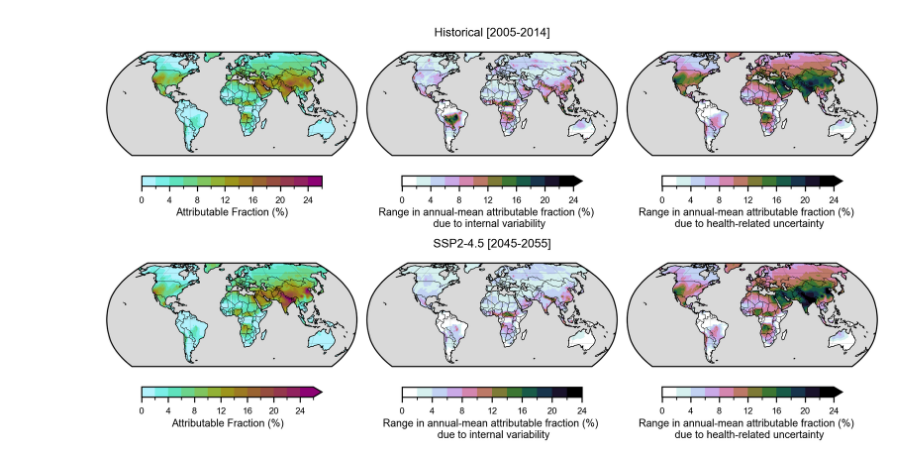
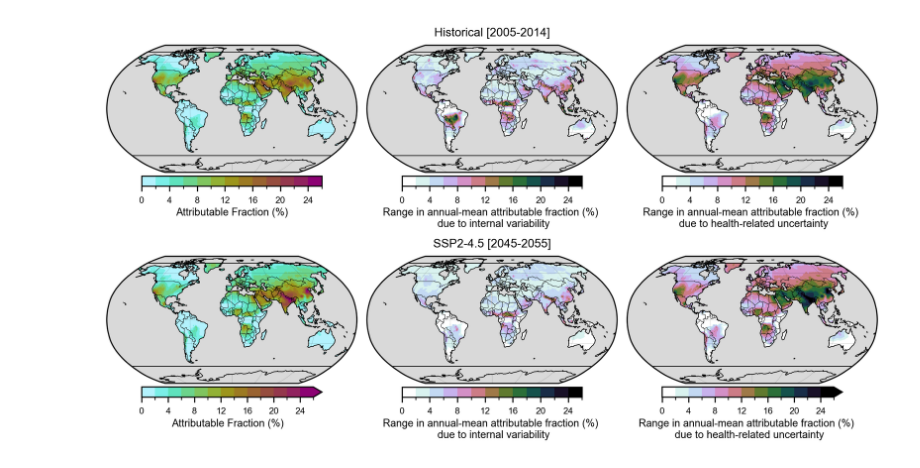
Before and after one commit to emmleroy/fast-o3-iv, a Jupyter notebook: figures/paper/ERL/Fig3-attributable-fraction-variance-decomp.ipynb, the cells around one changed output. Saved outputs shown, nothing was run; the diff lists cells and outputs as text; code cells hidden in the pictures.

Commit message:
figures: get rid of weird clip_lats functionality

```diff
--- a/figures/paper/ERL/Fig3-attributable-fraction-variance-decomp.ipynb
+++ b/figures/paper/ERL/Fig3-attributable-fraction-variance-decomp.ipynb
@@ -234,15 +215,15 @@ vmin = 0
 step = 2
 levels = np.arange(vmin, vmax + step, step)
 n_bins = len(levels) - 1
+
 base = cm.hawaii_r
-
 colors = base(np.linspace(0, 1, n_bins))
 cmap = mpl.colors.ListedColormap(colors)
 norm = mpl.colors.BoundaryNorm(levels, ncolors=n_bins, clip=False)
 
 ## --- hist AF --- ##
-z = hist_af_healthrange['osdma_bc_central_af']
-m1 = z.plot.contourf(
+z_hist_central = hist_af_healthrange['osdma_bc_central_af']
+m1 = z_hist_central.plot.contourf(
     ax=ax1,
     transform=ccrs.PlateCarree(),
     cmap=cmap,
@@ -264,8 +245,8 @@ ax1.coastlines(linewidth=0.4, color="black", zorder=3)
 add_panel_cbar(fig, ax1, m1, label="Attributable Fraction (%)")
 
 ## --- ssp AF --- ##
-z = ssp_af_healthrange['osdma_bc_central_af']
-m2 = z.plot.contourf(
+z_ssp_central = ssp_af_healthrange['osdma_bc_central_af']
+m2 = z_ssp_central.plot.contourf(
     ax=ax2,
     transform=ccrs.PlateCarree(),
     cmap=cmap,
@@ -288,25 +269,19 @@ add_panel_cbar(fig, ax2, m2, label="Attributable Fraction (%)")
 
 ##############################################################################
 ## Attributable Fraction RANGE INTVAR
-vmax = 24
-vmin = 0
-step = 2
-levels = np.arange(vmin, vmax + step, step)
-n_bins = len(levels) - 1
-
 base = mpl.colormaps['cubehelix_r']
-
 colors = base(np.linspace(0, 1, n_bins))
 cmap = mpl.colors.ListedColormap(colors)
 norm = mpl.colors.BoundaryNorm(levels, ncolors=n_bins, clip=False)
 
+
 ## --- hist AF range --- ##
-z_range = (
+z_hist_intvar = (
     ds_hist_af["af_bc"].max(dim=["ensemble_member", "time"])
     - ds_hist_af["af_bc"].min(dim=["ensemble_member", "time"])
 )
 
-m3 = z_range.plot.contourf(
+m3 = z_hist_intvar.plot.contourf(
     ax=ax3,
     transform=ccrs.PlateCarree(),
     cmap=cmap,
@@ -315,8 +290,6 @@ m3 = z_range.plot.contourf(
     add_colorbar=False,
     add_labels=False,
 )
-
-ax3.set_facecolor("0.85")
 
 # cover oceans with gray
 ax3.add_feature(
@@ -331,12 +304,12 @@ add_panel_cbar(fig, ax3, m3, label="Range in annual-mean attributable fraction (
 
 
 ## --- ssp AF range --- ##
-z_range = (
+z_ssp_intvar = (
     ds_ssp_af["af_bc"].max(dim=["ensemble_member", "time"])
     - ds_ssp_af["af_bc"].min(dim=["ensemble_member", "time"])
 )
 
-m4 = z_range.plot.contourf(
+m4 = z_ssp_intvar.plot.contourf(
     ax=ax4,
     transform=ccrs.PlateCarree(),
     cmap=cmap,
@@ -345,8 +318,6 @@ m4 = z_range.plot.contourf(
     add_colorbar=False,
     add_labels=False,
 )
-
-ax4.set_facecolor("0.85")
 
 # cover oceans with gray
 ax4.add_feature(
@@ -362,26 +333,15 @@ add_panel_cbar(fig, ax4, m4, label="Range in annual-mean attributable fraction (
 
 ##############################################################################
 ## Attributable Fraction RANGE HEALTHVAR
-vmax = 24
-vmin = 0
-step = 2
-levels = np.arange(vmin, vmax + step, step)
-n_bins = len(levels) - 1
-
-base = mpl.colormaps['cubehelix_r']
-
-colors = base(np.linspace(0, 1, n_bins))
-cmap = mpl.colors.ListedColormap(colors)
-norm = mpl.colors.BoundaryNorm(levels, ncolors=n_bins, clip=False)
 
 ## --- hist AF range --- ##
 
-z_range = (
+z_hist_health = (
     hist_af_healthrange['osdma_bc_high_af']
     - hist_af_healthrange['osdma_bc_low_af']
 )
 
-m5 = z_range.plot.contourf(
+m5 = z_hist_health.plot.contourf(
     ax=ax5,
     transform=ccrs.PlateCarree(),
     cmap=cmap,
@@ -390,8 +350,6 @@ m5 = z_range.plot.contourf(
     add_colorbar=False,
     add_labels=False,
 )
-
-ax5.set_facecolor("0.85")
 
 # cover oceans with gray
 ax5.add_feature(
@@ -405,37 +363,56 @@ ax5.coastlines(linewidth=0.4, color="black", zorder=3)
 add_panel_cbar(fig, ax5, m5, label="Range in annual-mean attributable fraction (%) \n due to health-related uncertainty")
 
 
 ## --- ssp AF range --- ##
-z_range = (
+z_ssp_health = (
     ssp_af_healthrange['osdma_bc_high_af']
     - ssp_af_healthrange['osdma_bc_low_af']
 )
-m6 = z_range.plot.contourf(
+m6 = z_ssp_health.plot.contourf(
     ax=ax6,
     transform=ccrs.PlateCarree(),
     cmap=cmap,
     norm=norm,
     levels=levels,
     add_colorbar=False,
     add_labels=False,
 )
-
-ax6.set_facecolor("0.85")
 
 # cover oceans with gray
 ax6.add_feature(
     cfeature.OCEAN,
     facecolor="0.85",
     edgecolor="none",
     zorder=2,
 )
 
 ax6.coastlines(linewidth=0.4, color="black", zorder=3)
 add_panel_cbar(fig, ax6, m6, label="Range in annual-mean attributable fraction (%) \n due to health-related uncertainty")
 ##############################################################################
 
 
-for axes in [ax1, ax2, ax3, ax4, ax5, ax6]:
-    plots.clip_to_obs_lat_band(axes, lat_min=-60, lat_max=75)
+#for axes in [ax1, ax2, ax3, ax4, ax5, ax6]:
+#    plots.clip_to_obs_lat_band(axes, lat_min=-60, lat_max=75)
+
+lons = np.linspace(-180, 180, 361)
+
+for ax in [ax1, ax2, ax3, ax4, ax5, ax6]:
+    ax.set_facecolor("0.85")
+    ax.plot(
+        lons, np.full_like(lons, 75),
+        transform=ccrs.PlateCarree(),
+        color="black",
+        linewidth=0.5,
+        linestyle="-",
+        zorder=20,
+    )
+    ax.plot(
+        lons, np.full_like(lons, -60),
+        transform=ccrs.PlateCarree(),
+        color="black",
+        linewidth=0.5,
+        linestyle="-",
+        zorder=20,
+    )
 # %% [output]
-[figure, old version]
+[figure, new version]
```
Also changed, not shown: parts of 3 cells of this notebook.
